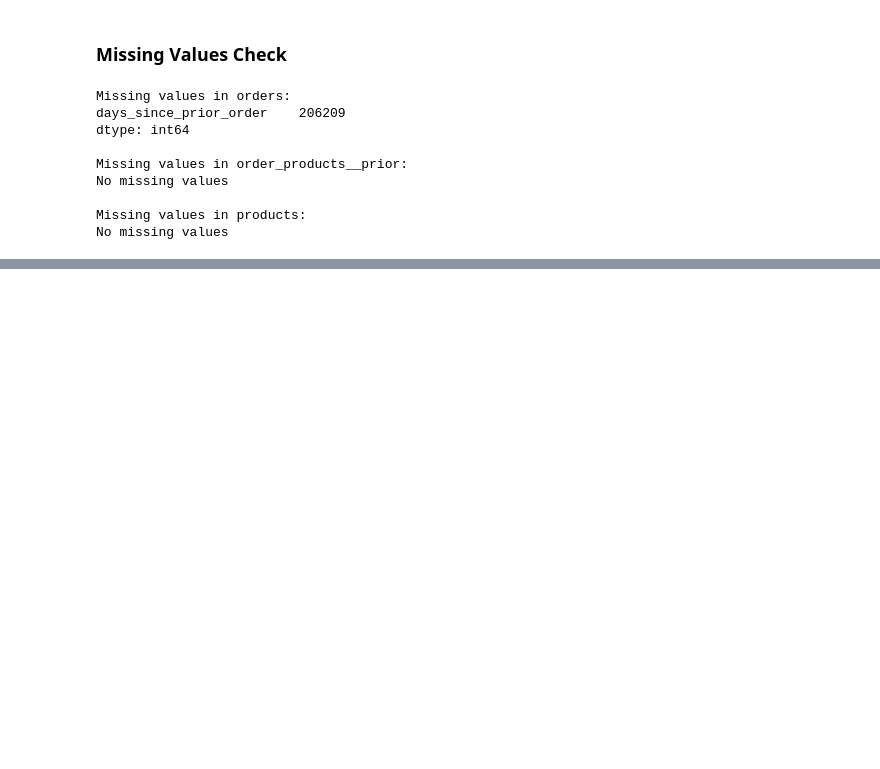
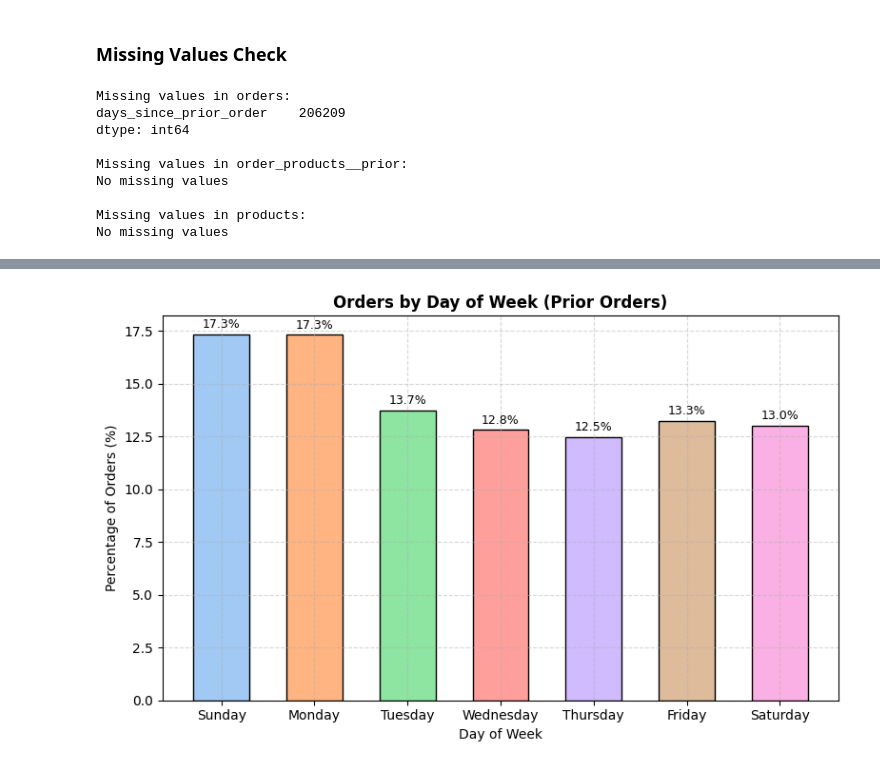
Before and after one commit to Prajwalparajuli/Instacart-product-recommendation, a Jupyter notebook: notebooks/01_eda_instacart.ipynb, the cells around one changed output, grey strips where cells are left out. Saved outputs shown, nothing was run; the diff lists cells and outputs as text; code cells hidden in the pictures; blank space fills up the shorter version.

```diff
--- a/notebooks/01_eda_instacart.ipynb
+++ b/notebooks/01_eda_instacart.ipynb
@@ -182,0 +187,9 @@ No missing values
+# %%
+FIG_DIR = Path("reports/figures")
+FIG_DIR.mkdir(parents=True, exist_ok=True)
+
+# Using PRIOR orders for EDA
+orders_prior = orders.loc[orders["eval_set"] == 'prior'].copy()
+
+print("orders_prior shape:", orders_prior.shape)
+print("order eval_set value counts:\n", orders["eval_set"].value_counts())
@@ -182,0 +209,34 @@ No missing values
+# %%
+dow_map = {0: 'Sunday', 1: 'Monday', 2: 'Tuesday', 3: 'Wednesday',
+           4: 'Thursday', 5: 'Friday', 6: 'Saturday'}
+
+dow_counts = (orders_prior['order_dow'].value_counts().sort_index()
+              .rename_axis('order_dow').reset_index(name='orders'))
+
+dow_counts['day'] = dow_counts['order_dow'].map(dow_map)
+dow_counts['percentage'] = 100 * dow_counts['orders'] / dow_counts['orders'].sum()
+
+# Plotting
+plt.figure(figsize=(8,5))
+plt.grid(axis='y', linestyle='--', alpha=0.5)
+plt.grid(axis='x', linestyle='--', alpha=0.5)
+bars = plt.bar(dow_counts['day'], dow_counts['percentage'],
+               color = sns.color_palette("pastel"),
+               edgecolor='black',
+               width = 0.6)
+
+# Annotate bars with percentages
+for bar, pct in zip(bars, dow_counts['percentage']):
+    plt.text(bar.get_x() + bar.get_width()/2, bar.get_height() + 0.15,
+             f'{pct:.1f}%', ha='center', va='bottom', fontsize=9)
+
+plt.title('Orders by Day of Week (Prior Orders)', fontsize = 12, weight='bold')
+plt.xlabel('Day of Week', fontsize = 10)
+plt.ylabel('Percentage of Orders (%)', fontsize = 10)
+plt.tight_layout()
+
+fig_path = FIG_DIR / "EDA-01_orders_by_dow.png"
+plt.savefig(fig_path, dpi=150)
+plt.show()
+# %% [output]
+[figure, added]
```
Also changed, not shown: parts of 17 cells of this notebook.
